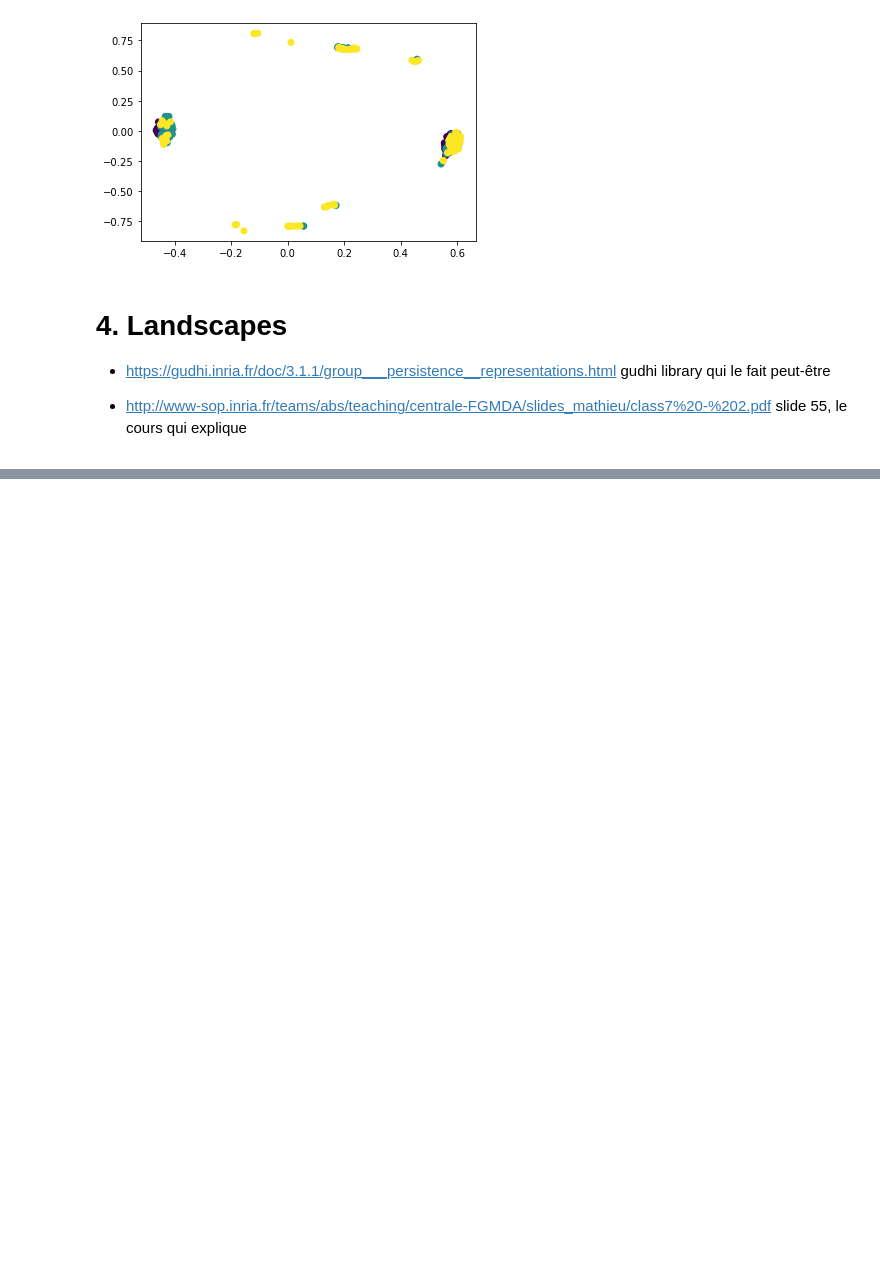
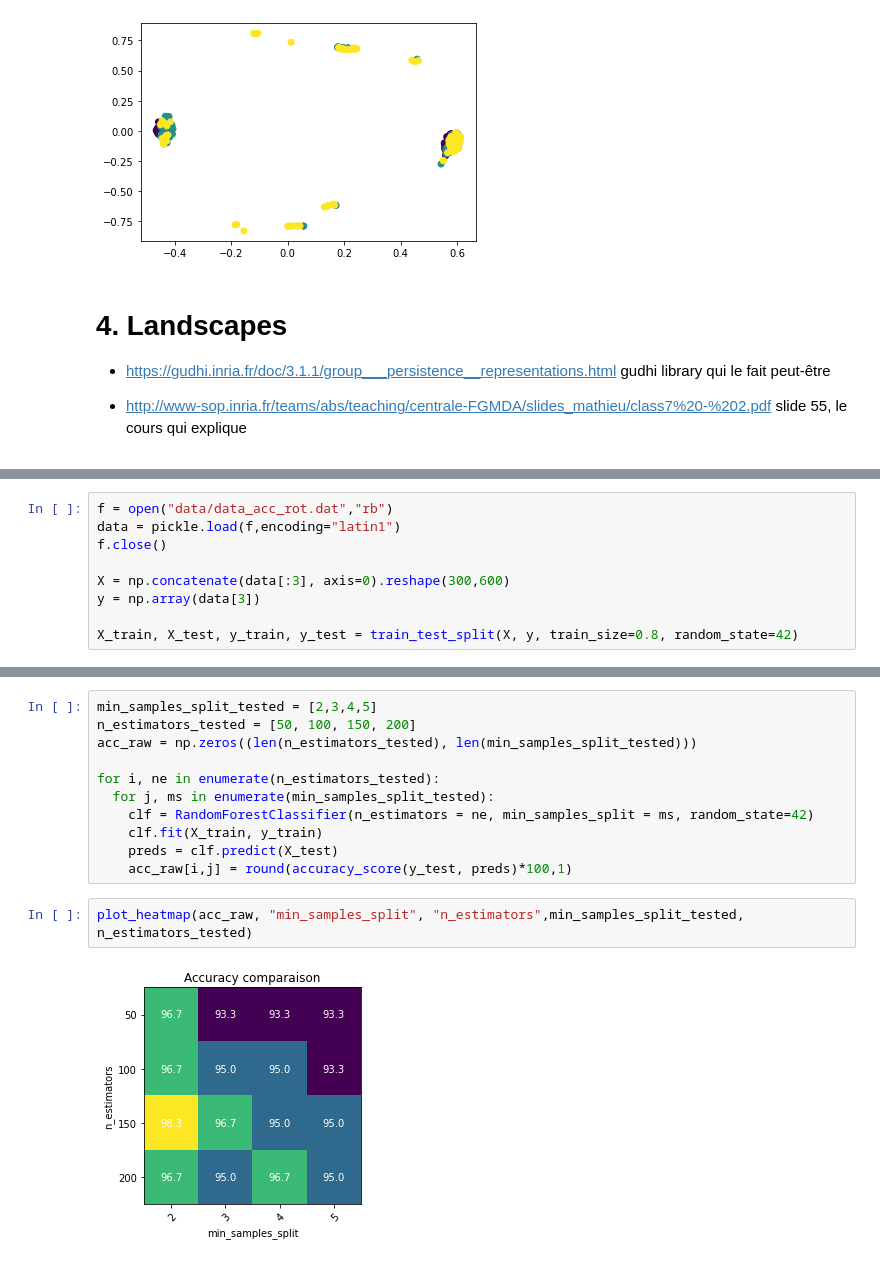
Before and after one commit to clementpiat/pedestrians_recognition, a Jupyter notebook: explore.ipynb, the cells around one changed output, grey strips where cells are left out. Saved outputs shown, nothing was run; the diff lists cells and outputs as text; blank space fills up the shorter version.

```diff
--- a/explore.ipynb
+++ b/explore.ipynb
@@ -102,0 +228,9 @@ plt.savefig("data/test.jpg")
+# %%
+f = open("data/data_acc_rot.dat","rb")
+data = pickle.load(f,encoding="latin1")
+f.close()
+
+X = np.concatenate(data[:3], axis=0).reshape(300,600)
+y = np.array(data[3])
+
+X_train, X_test, y_train, y_test = train_test_split(X, y, train_size=0.8, random_state=42)
@@ -102,0 +239,15 @@ plt.savefig("data/test.jpg")
+# %%
+min_samples_split_tested = [2,3,4,5]
+n_estimators_tested = [50, 100, 150, 200]
+acc_raw = np.zeros((len(n_estimators_tested), len(min_samples_split_tested)))
+
+for i, ne in enumerate(n_estimators_tested):
+  for j, ms in enumerate(min_samples_split_tested):
+    clf = RandomForestClassifier(n_estimators = ne, min_samples_split = ms, random_state=42)
+    clf.fit(X_train, y_train)
+    preds = clf.predict(X_test)
+    acc_raw[i,j] = round(accuracy_score(y_test, preds)*100,1)
+# %%
+plot_heatmap(acc_raw, "min_samples_split", "n_estimators",min_samples_split_tested, n_estimators_tested)
+# %% [output]
+[figure, added]
```
Also changed, not shown: parts of 24 cells of this notebook.
